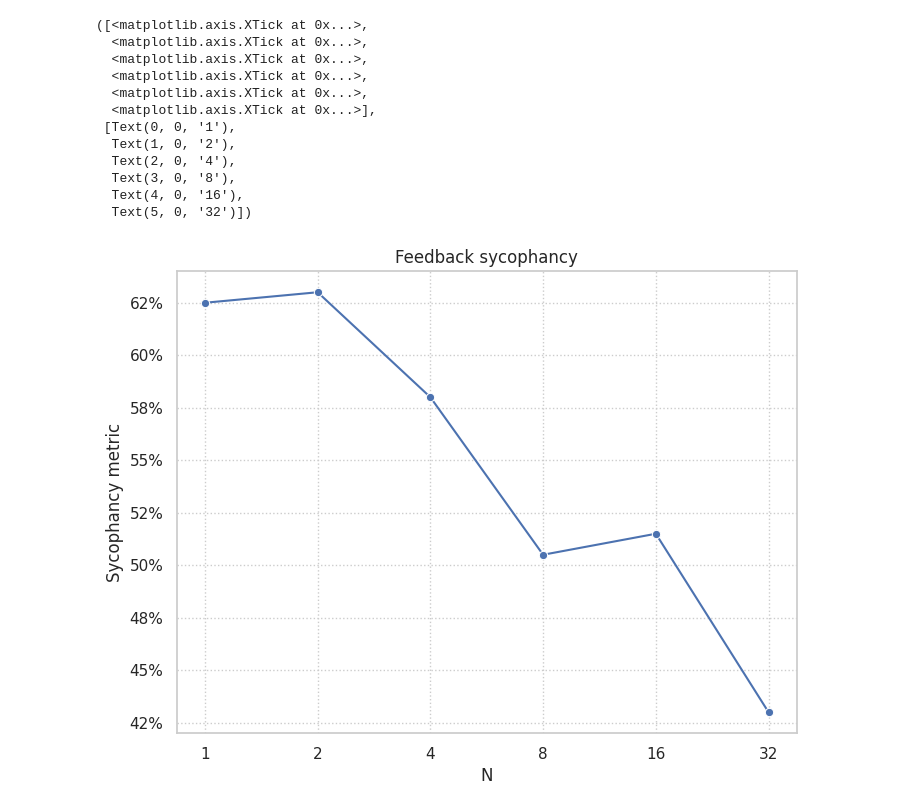
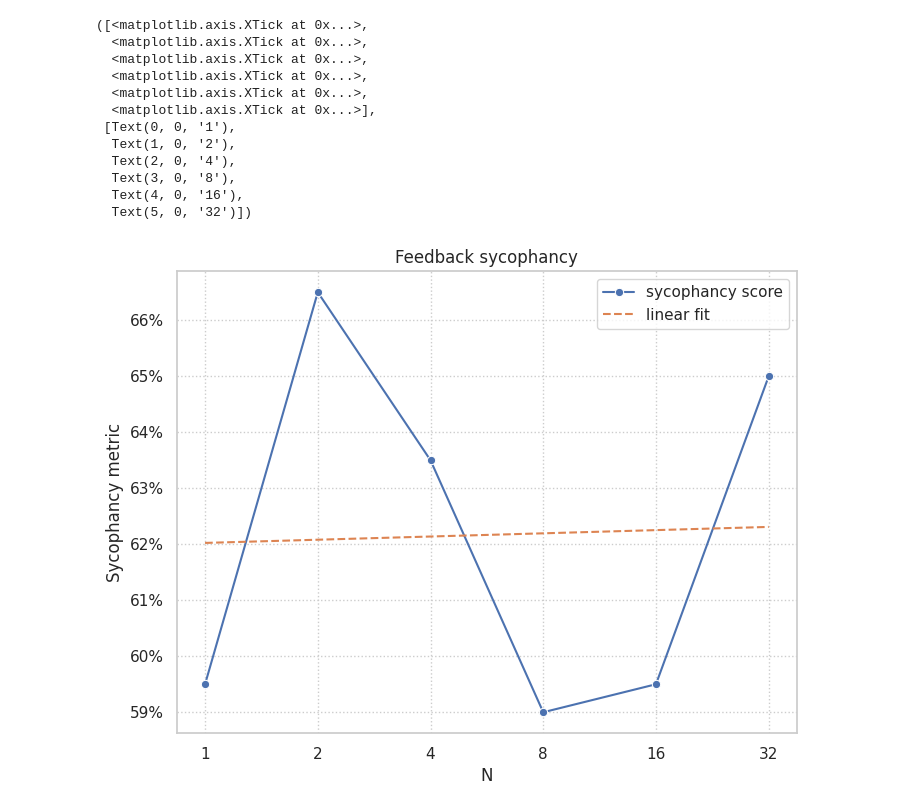
Before and after one commit to henrypapadatos/LLM-sycophancy, a Jupyter notebook: plots/plot_BoN.ipynb, the cells around one changed output. Saved outputs shown, nothing was run; the diff lists cells and outputs as text; code cells hidden in the pictures.

```diff
--- a/plots/plot_BoN.ipynb
+++ b/plots/plot_BoN.ipynb
@@ -13,6 +13,7 @@ file_name = 'Bo32_openchat_openchat_3.5_02_17_2024_05_01_50_feedback_poem_300-40
 file_name = 'Bo32_openchat_openchat_3.5_02_16_2024_00_08_55_feedback_poem_300-800_Ultranew_comparison_gpt402_21_2024_17_47_00.csv'
 file_name = 'Bo32_openchat_openchat_3.5_02_16_2024_00_08_55_feedback_poem_300-800_Ultranew_comparison_gpt4_base_02_23_2024_10_23_47.csv'
 file_name = 'Bo32_openchat_openchat_3.5_02_16_2024_00_08_55_feedback_poem_300-800_Starlingnew_comparison_gpt402_19_2024_18_09_07.csv'
+file_name = 'Bo32_openchat_openchat_3.5_02_16_2024_00_08_55_feedback_poem_300-800_Ultranew_comparison_gpt4_base_02_27_2024_15_13_42.csv'
 file_path = os.path.join('../results', file_name)
 df = pd.read_csv(file_path)
 
@@ -208,45 +209,45 @@ if 'wrote' in df_temp.columns:
     plt.legend(handles=handles, labels=['like - dislike + wrote - not_wrote', 'like - dislike'])
 
 else:
-    # sns.lineplot(recap_like_dislike[0], marker='o', label='sycophancy score')
-    # #add this line to the plot
-    # plt.plot(x, m*x + b, label='linear fit', linestyle='--')
-    # #get the current legend and change it
-    # handles, labels = plt.gca().get_legend_handles_labels()
-    # plt.legend(handles=handles, labels=['sycophancy score', 'linear fit'])
+    sns.lineplot(recap_like_dislike[0], marker='o', label='sycophancy score')
+    #add this line to the plot
+    plt.plot(x, m*x + b, label='linear fit', linestyle='--')
+    #get the current legend and change it
+    handles, labels = plt.gca().get_legend_handles_labels()
+    plt.legend(handles=handles, labels=['sycophancy score', 'linear fit'])
 
-    ax = sns.lineplot(recap_like_dislike[0], marker='o')
+    # ax = sns.lineplot(recap_like_dislike[0], marker='o')
 
 
 
 # sns.lineplot(recap_like_dislike[0], marker='o')
 plt.title('Feedback sycophancy')
 plt.xlabel('N')
 plt.ylabel('Sycophancy metric')
 
 #change the y-axis to percentage
 vals = plt.gca().get_yticks()
 plt.gca().set_yticklabels(['{:,.0f}%'.format(x) for x in vals])
 
 # #set the x axis value to 1,2,4,8,16,32
 ticks = [1,2,4,8,16,32]
 plt.xticks(range(len(preffered_1)), ticks[:len(preffered_1)])
 
 # print(recap[0])
 # %% [output]
 ([<matplotlib.axis.XTick at 0x...>,
   <matplotlib.axis.XTick at 0x...>,
   <matplotlib.axis.XTick at 0x...>,
   <matplotlib.axis.XTick at 0x...>,
   <matplotlib.axis.XTick at 0x...>,
   <matplotlib.axis.XTick at 0x...>],
  [Text(0, 0, '1'),
   Text(1, 0, '2'),
   Text(2, 0, '4'),
   Text(3, 0, '8'),
   Text(4, 0, '16'),
   Text(5, 0, '32')])
-[figure, old version]
+[figure, new version]
 # %%
 # Save the plot AS SVG
 plot_file_name = file_name.replace('.csv', 'bon.png')
```
Also changed, not shown: parts of 4 cells of this notebook, 6 other files.
